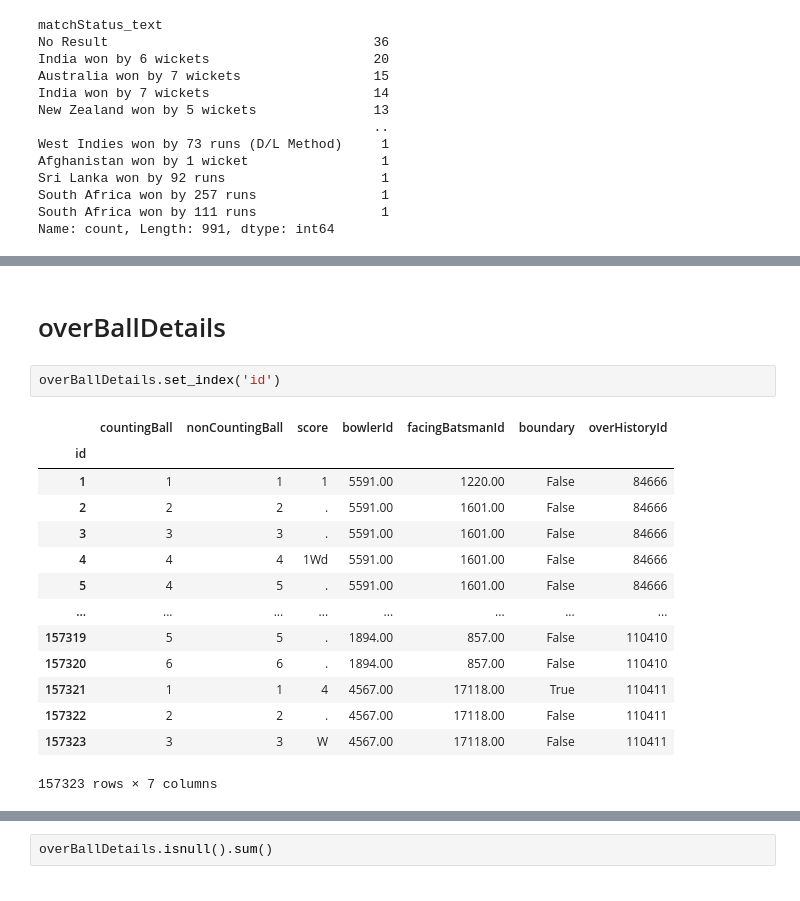
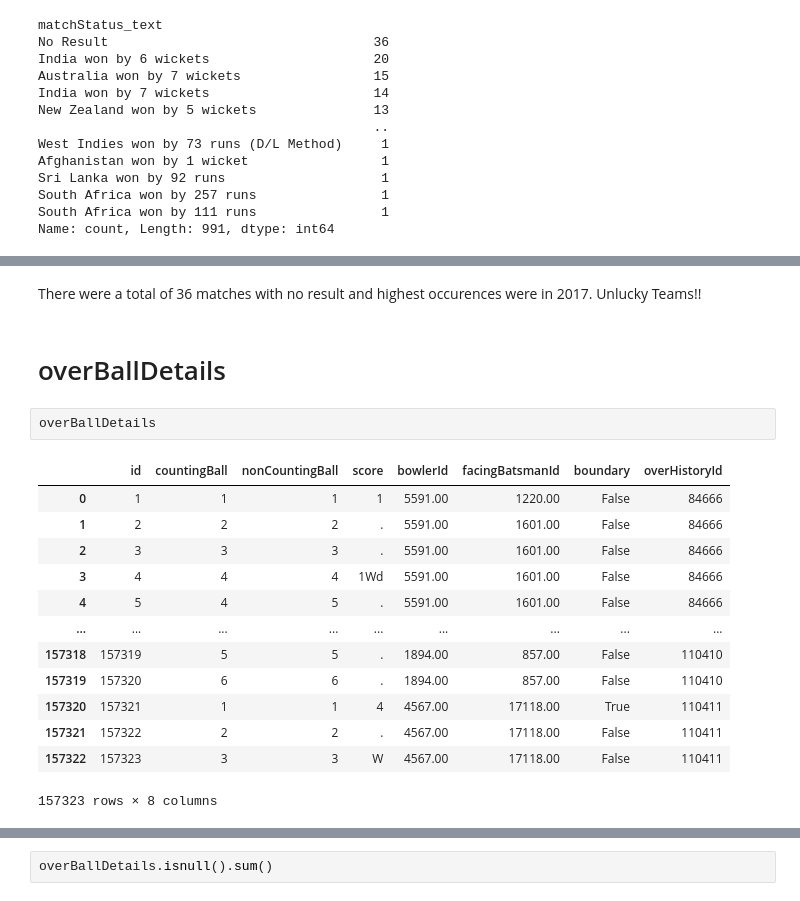
Before and after one commit to taaha3244/AtomCampAIBootcamp, a Jupyter notebook: EDA_project_cricket_world_cup_data.ipynb, the cells around one changed output, grey strips where cells are left out. Saved outputs shown, nothing was run; the diff lists cells and outputs as text.

```diff
--- a/EDA_project_cricket_world_cup_data.ipynb
+++ b/EDA_project_cricket_world_cup_data.ipynb
@@ -688,19 +707,20 @@ matches
+# %% [markdown]
+There were a total of 36 matches with no result and highest occurences were in 2017. Unlucky Teams!!
 # %% [markdown]
 # overBallDetails
 # %%
-overBallDetails.set_index('id')
+overBallDetails
 # %% [output]
-|  | countingBall | nonCountingBall | score | bowlerId | facingBatsmanId | boundary | overHistoryId |
-| id |  |  |  |  |  |  |  |
-| 1 | 1 | 1 | 1 | 5591.00 | 1220.00 | False | 84666 |
-| 2 | 2 | 2 | . | 5591.00 | 1601.00 | False | 84666 |
-| 3 | 3 | 3 | . | 5591.00 | 1601.00 | False | 84666 |
-| 4 | 4 | 4 | 1Wd | 5591.00 | 1601.00 | False | 84666 |
-| 5 | 4 | 5 | . | 5591.00 | 1601.00 | False | 84666 |
-| ... | ... | ... | ... | ... | ... | ... | ... |
-| 157319 | 5 | 5 | . | 1894.00 | 857.00 | False | 110410 |
-| 157320 | 6 | 6 | . | 1894.00 | 857.00 | False | 110410 |
-| 157321 | 1 | 1 | 4 | 4567.00 | 17118.00 | True | 110411 |
-| 157322 | 2 | 2 | . | 4567.00 | 17118.00 | False | 110411 |
-| 157323 | 3 | 3 | W | 4567.00 | 17118.00 | False | 110411 |
+|  | id | countingBall | nonCountingBall | score | bowlerId | facingBatsmanId | boundary | overHistoryId |
+| 0 | 1 | 1 | 1 | 1 | 5591.00 | 1220.00 | False | 84666 |
+| 1 | 2 | 2 | 2 | . | 5591.00 | 1601.00 | False | 84666 |
+| 2 | 3 | 3 | 3 | . | 5591.00 | 1601.00 | False | 84666 |
+| 3 | 4 | 4 | 4 | 1Wd | 5591.00 | 1601.00 | False | 84666 |
+| 4 | 5 | 4 | 5 | . | 5591.00 | 1601.00 | False | 84666 |
+| ... | ... | ... | ... | ... | ... | ... | ... | ... |
+| 157318 | 157319 | 5 | 5 | . | 1894.00 | 857.00 | False | 110410 |
+| 157319 | 157320 | 6 | 6 | . | 1894.00 | 857.00 | False | 110410 |
+| 157320 | 157321 | 1 | 1 | 4 | 4567.00 | 17118.00 | True | 110411 |
+| 157321 | 157322 | 2 | 2 | . | 4567.00 | 17118.00 | False | 110411 |
+| 157322 | 157323 | 3 | 3 | W | 4567.00 | 17118.00 | False | 110411 |
-157323 rows × 7 columns
+157323 rows × 8 columns
```
Also changed, not shown: parts of 13 cells of this notebook.
